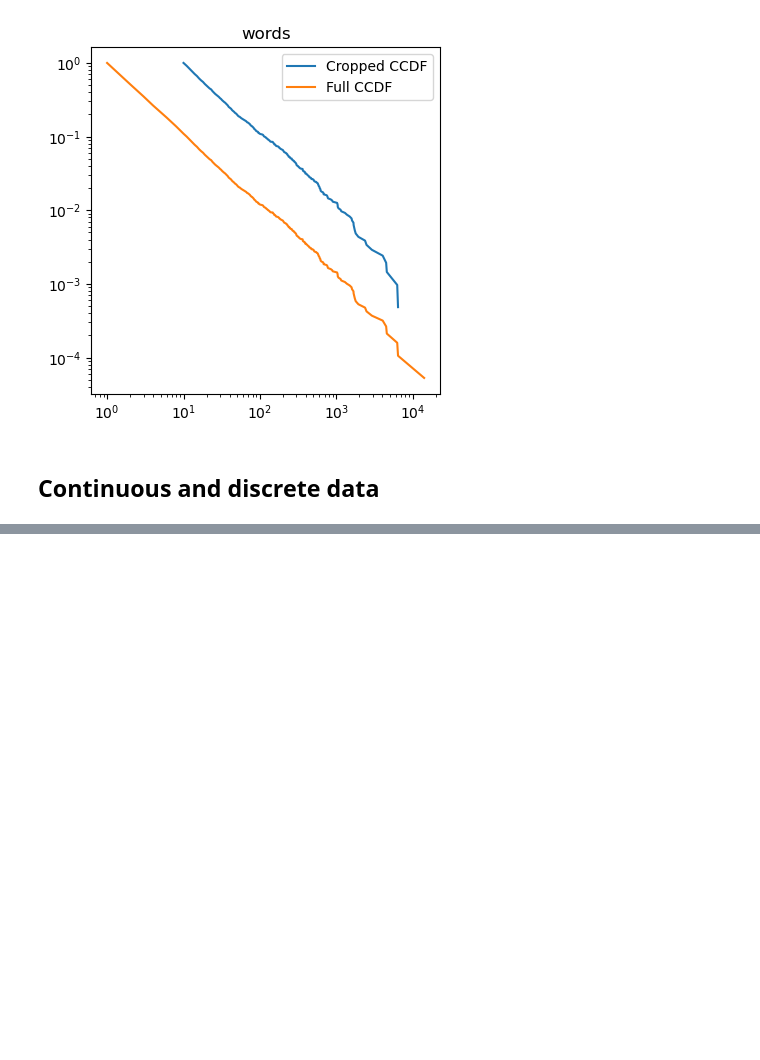
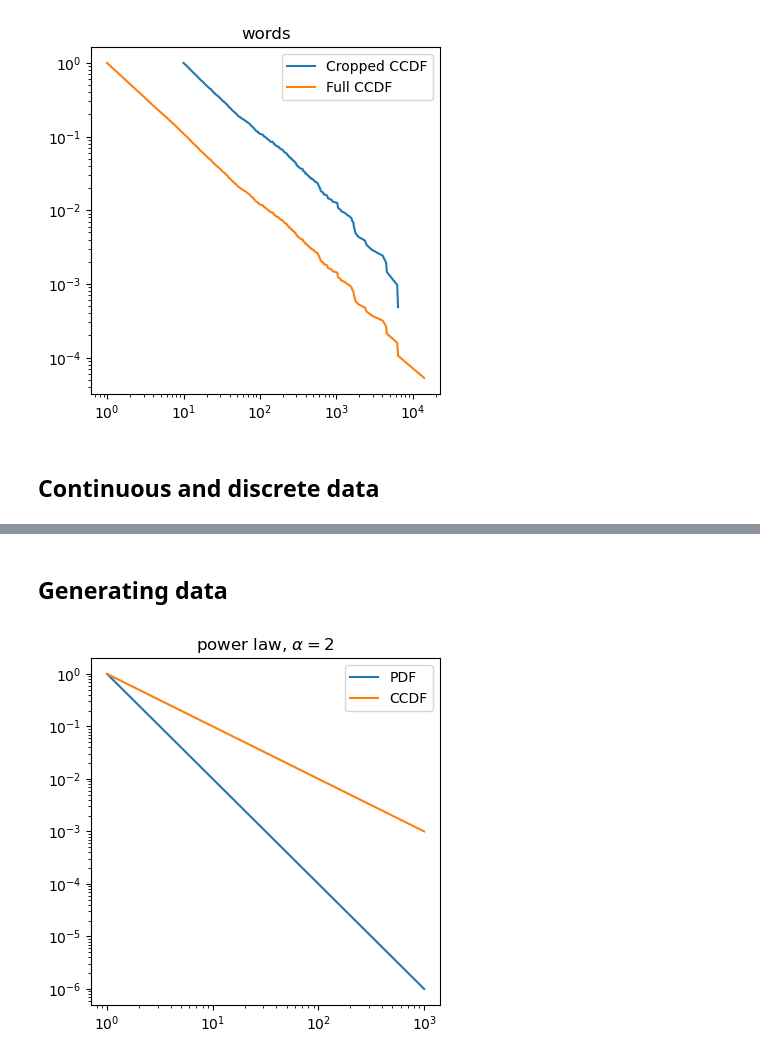
Before and after one commit to jeffalstott/powerlaw, a Jupyter notebook: docs/documentation_figures.ipynb, the cells around one changed output, grey strips where cells are left out. Cells and saved outputs as stored; diff of their text form; code cells hidden in the pictures; blank space fills up the shorter version.

```diff
--- a/docs/documentation_figures.ipynb
+++ b/docs/documentation_figures.ipynb
@@ -201,0 +269,16 @@ np.max(data)
+# %% [markdown]
+## Generating data
+# %%
+pl = powerlaw.Power_Law(xmin=1, parameters={'alpha': 2.0})
+pl = powerlaw.Power_Law(xmin=1, parameters=[2.0])
+pl = powerlaw.Power_Law(xmin=1, alpha=2.0)
+
+pl.plot_pdf(label='PDF')
+pl.plot_ccdf(label='CCDF')
+plt.legend()
+plt.title('power law, $\\alpha = 2$')
+plt.gcf().set_size_inches((4.5,4.5))
+savefig('powerlaw_slope_2.png')
+plt.show()
+# %% [output]
+[figure, added]
```
Also changed, not shown: parts of 21 cells of this notebook, 14 other files.
